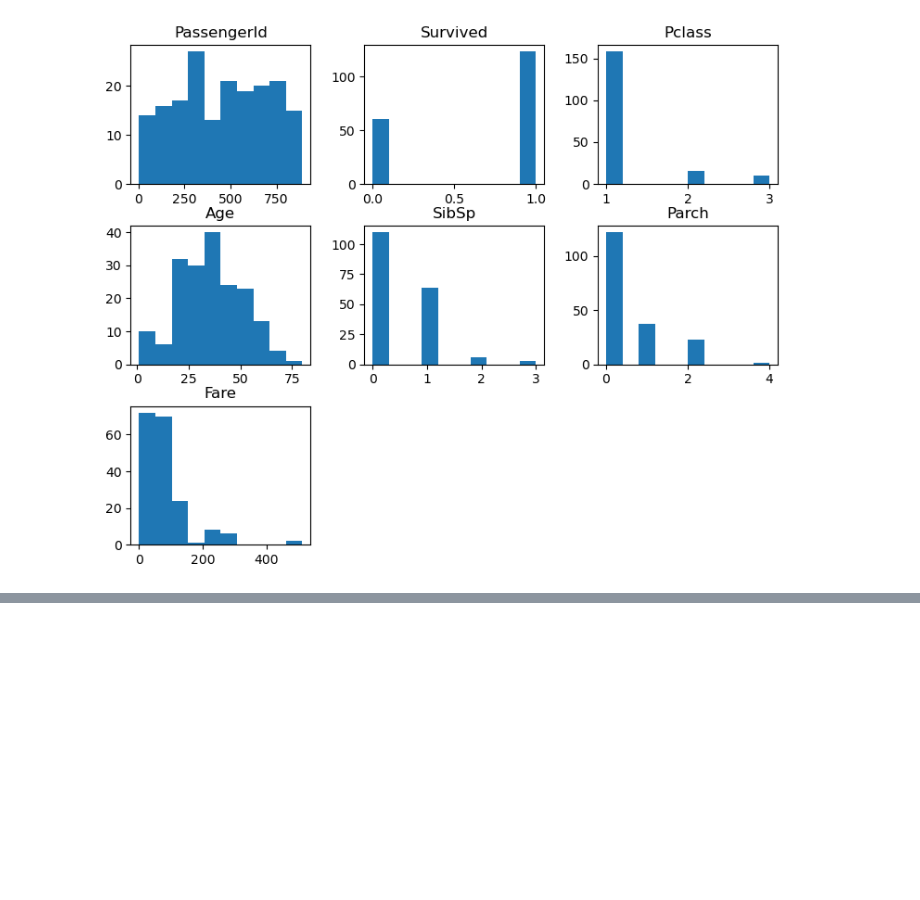
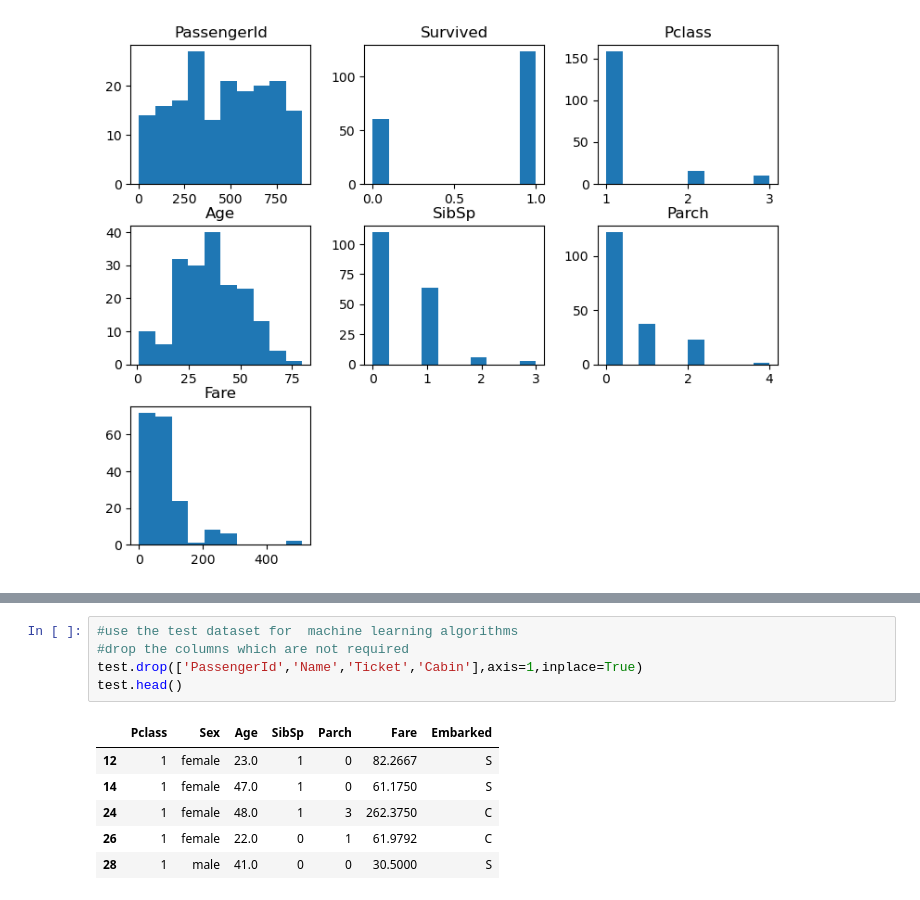
Before and after one commit to Kiash254/DS-ML, a Jupyter notebook: titanic/titanic.ipynb, the cells around one changed output, grey strips where cells are left out. Drawn from its saved outputs; the diff is of its cells as text; blank space fills up the shorter version.

```diff
--- a/titanic/titanic.ipynb
+++ b/titanic/titanic.ipynb
@@ -142,0 +172,12 @@ plt.show()
+# %%
+#use the test dataset for  machine learning algorithms
+#drop the columns which are not required
+test.drop(['PassengerId','Name','Ticket','Cabin'],axis=1,inplace=True)
+test.head()
+# %% [output]
+|  | Pclass | Sex | Age | SibSp | Parch | Fare | Embarked |
+| 12 | 1 | female | 23.0 | 1 | 0 | 82.2667 | S |
+| 14 | 1 | female | 47.0 | 1 | 0 | 61.1750 | S |
+| 24 | 1 | female | 48.0 | 1 | 3 | 262.3750 | C |
+| 26 | 1 | female | 22.0 | 0 | 1 | 61.9792 | C |
+| 28 | 1 | male | 41.0 | 0 | 0 | 30.5000 | S |
```
Also changed, not shown: parts of 17 cells of this notebook.
